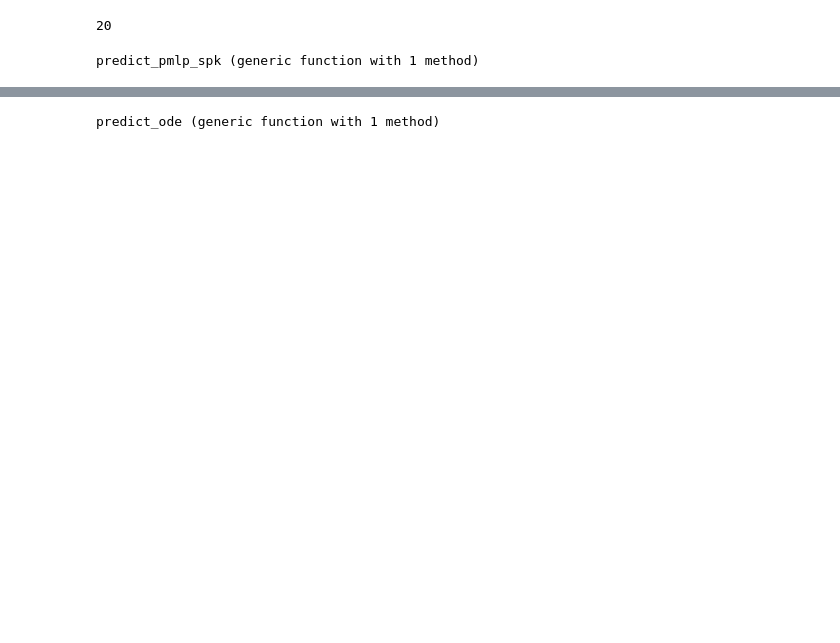
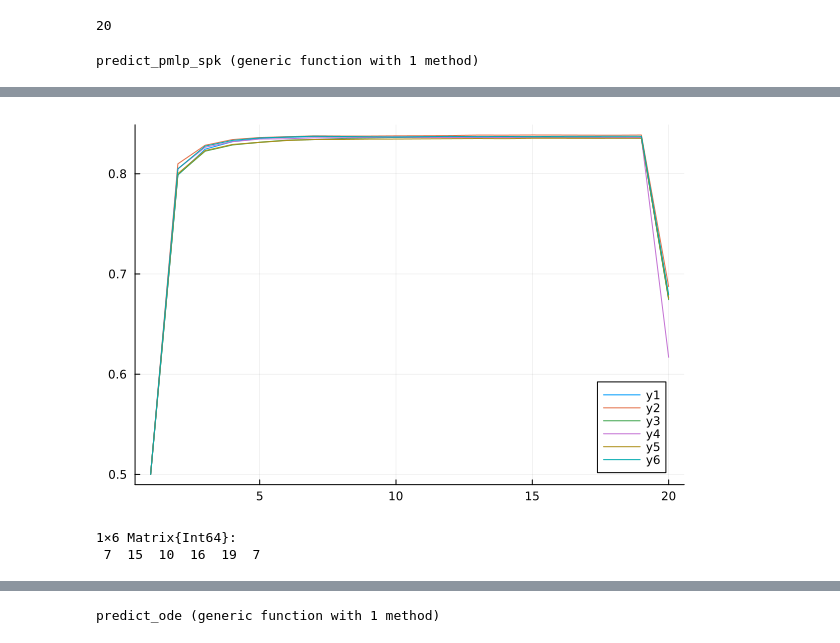
Before and after one commit to wilkieolin/phasor_julia, a Jupyter notebook: nn_comparison.ipynb, the cells around one changed output, grey strips where cells are left out. Drawn from its saved outputs; the diff is of its cells as text; code cells hidden in the pictures; blank space fills up the shorter version.

```diff
--- a/nn_comparison.ipynb
+++ b/nn_comparison.ipynb
@@ -176,0 +196,2 @@ predict_pmlp_spk (generic function with 1 method)
+# %%
+predictions = predict_pmlp_spk.(pmlps)
@@ -176,0 +242,9 @@ predict_pmlp_spk (generic function with 1 method)
+# %%
+plot(auroc_pmlp_spks)
+# %% [output]
+[figure, added]
+# %%
+getindex.(argmax(auroc_pmlp_spks, dims=1), 1)
+# %% [output]
+1×6 Matrix{Int64}:
+ 7  15  10  16  19  7
```
Also changed, not shown: parts of 31 cells of this notebook, 2 other files.
